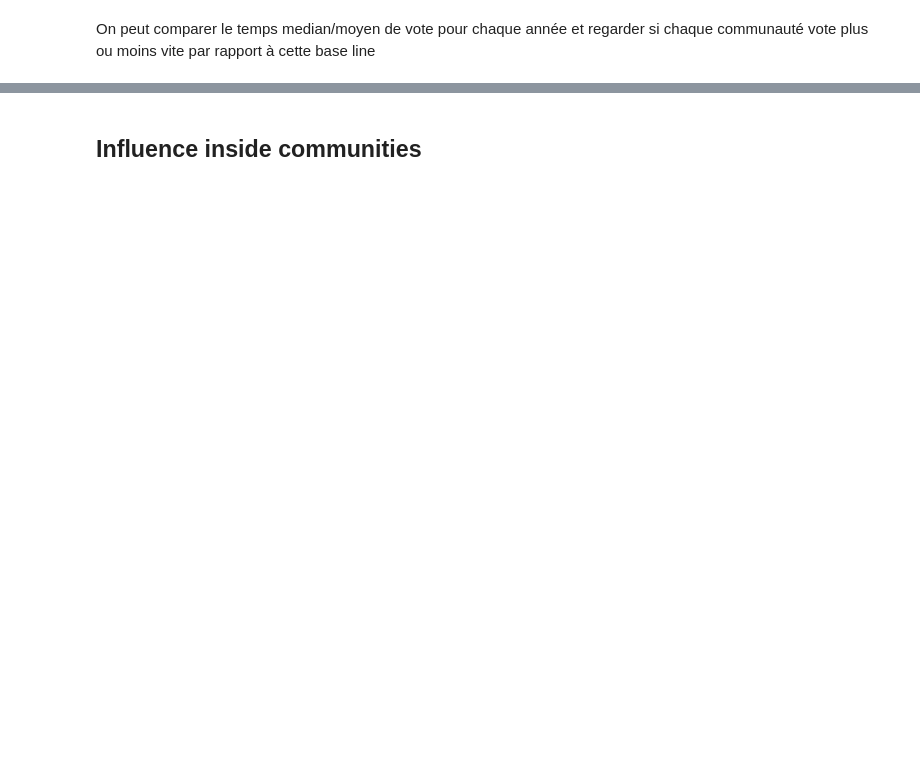
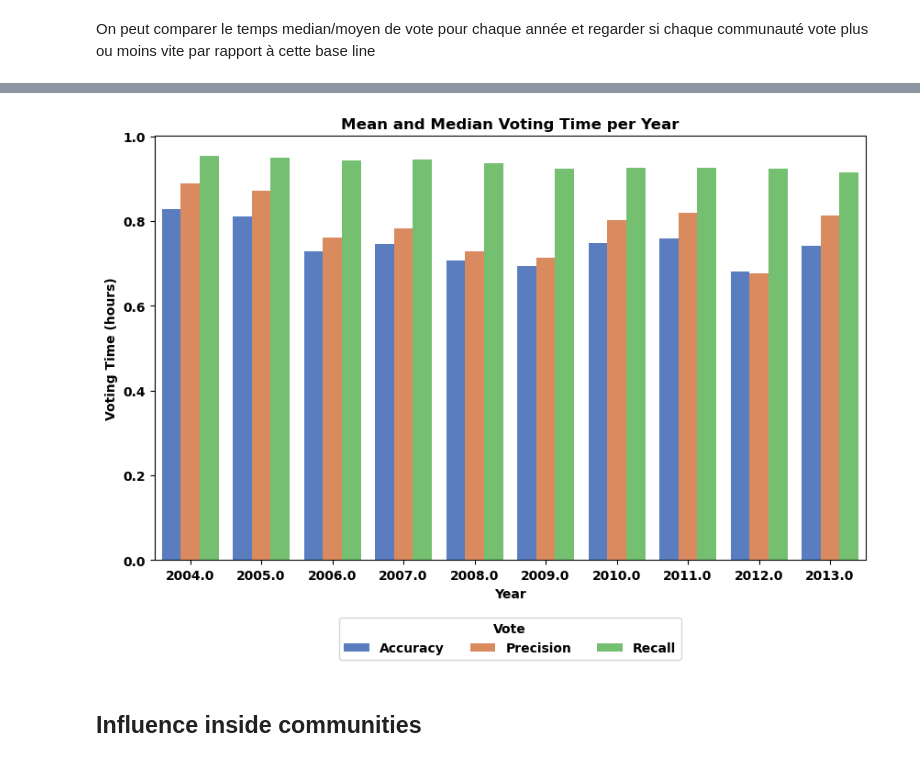
Before and after one commit to epfl-ada/ada-2023-project-abracadabra, a Jupyter notebook: community_analysis.ipynb, the cells around one changed output, grey strips where cells are left out. Cells and saved outputs as stored; diff of their text form; code cells hidden in the pictures; blank space fills up the shorter version.

```diff
--- a/community_analysis.ipynb
+++ b/community_analysis.ipynb
@@ -372,2 +567,27 @@ On peut comparer le temps median/moyen de vote pour chaque année et regarder si
+# %%
+def plot_accuracy_recall_precision_on_whole_years(df):
+    """ Plot the recall, accuracy and precision per years
+    Args:
+        df (pd.DataFrame): Dataframe containing the values to plot
+    """
+    # Transform the df in an appropriate form
+    melted_df = pd.melt(df[['Year', 'Accuracy',  'Precision', 'Recall']], id_vars=['Year'], var_name='Statistic', value_name='Value')
+    # Create a bar plot using Seaborn
+    plt.figure(figsize=(10, 6))
+    sns.barplot(x='Year', y='Value', hue='Statistic', data=melted_df, palette='muted')
+
+    # Add labels and title
+    plt.xlabel('Year')
+    plt.ylabel('Voting Time (hours)')
+    plt.title('Mean and Median Voting Time per Year')
+
+    # Add legend
+    plt.legend(title='Vote', loc='lower center', bbox_to_anchor=(0.5, -0.25), ncol=3)
+
+    # Show the plot
+    plt.show()
+plot_accuracy_recall_precision_on_whole_years(result_by_year)
+# %% [output]
+[figure, added]
 # %% [markdown]
 ## Influence inside communities
```
Also changed, not shown: parts of 27 cells of this notebook.
